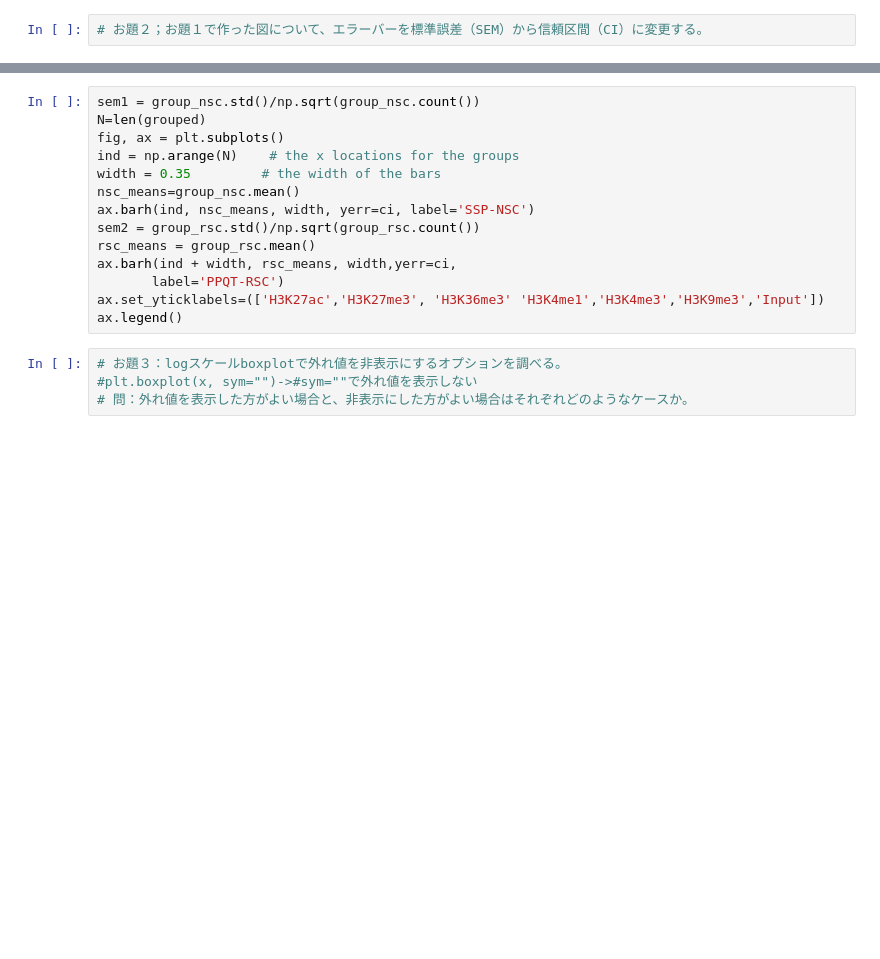
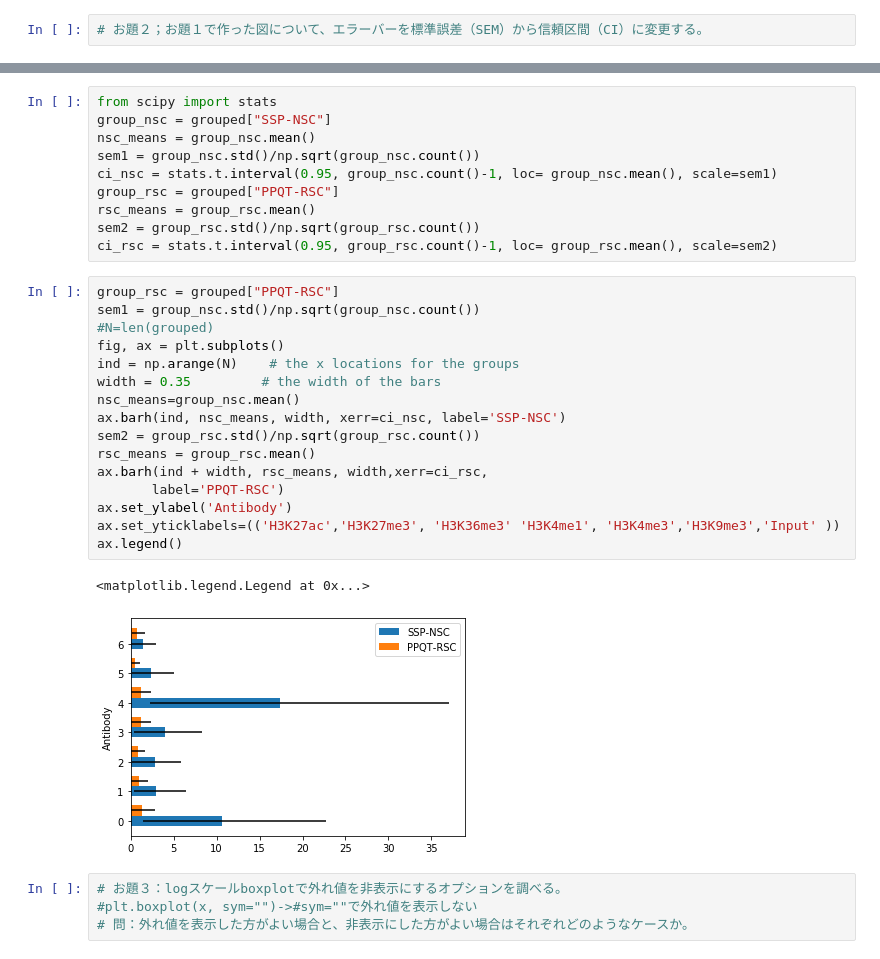
Before and after one commit to naokoyokota/rinkou_20201023, a Jupyter notebook: 201023_yokota_kadai.ipynb, the cells around one changed output, grey strips where cells are left out. Drawn from its saved outputs; the diff is of its cells as text; blank space fills up the shorter version.

```diff
--- a/201023_yokota_kadai.ipynb
+++ b/201023_yokota_kadai.ipynb
@@ -51,17 +41,32 @@ ValueError: operands could not be broadcast together with shapes (22,) (7,)
+# %%
+from scipy import stats
+group_nsc = grouped["SSP-NSC"]
+nsc_means = group_nsc.mean()
+sem1 = group_nsc.std()/np.sqrt(group_nsc.count())
+ci_nsc = stats.t.interval(0.95, group_nsc.count()-1, loc= group_nsc.mean(), scale=sem1)
+group_rsc = grouped["PPQT-RSC"]
+rsc_means = group_rsc.mean()
+sem2 = group_rsc.std()/np.sqrt(group_rsc.count())
+ci_rsc = stats.t.interval(0.95, group_rsc.count()-1, loc= group_rsc.mean(), scale=sem2)
 # %%
+group_rsc = grouped["PPQT-RSC"]
 sem1 = group_nsc.std()/np.sqrt(group_nsc.count())
-N=len(grouped)
+#N=len(grouped)
 fig, ax = plt.subplots()
 ind = np.arange(N)    # the x locations for the groups
 width = 0.35         # the width of the bars
 nsc_means=group_nsc.mean()
-ax.barh(ind, nsc_means, width, yerr=ci, label='SSP-NSC')
+ax.barh(ind, nsc_means, width, xerr=ci_nsc, label='SSP-NSC')
 sem2 = group_rsc.std()/np.sqrt(group_rsc.count())
 rsc_means = group_rsc.mean()
-ax.barh(ind + width, rsc_means, width,yerr=ci,
+ax.barh(ind + width, rsc_means, width,xerr=ci_rsc,
        label='PPQT-RSC')
-ax.set_yticklabels=(['H3K27ac','H3K27me3', 'H3K36me3' 'H3K4me1','H3K4me3','H3K9me3','Input'])
+ax.set_ylabel('Antibody')
+ax.set_yticklabels=(('H3K27ac','H3K27me3', 'H3K36me3' 'H3K4me1', 'H3K4me3','H3K9me3','Input' ))
 ax.legend()
+# %% [output]
+<matplotlib.legend.Legend at 0x...>
+[figure, added]
 # %%
 # お題３：logスケールboxplotで外れ値を非表示にするオプションを調べる。
 #plt.boxplot(x, sym="")->#sym=""で外れ値を表示しない
```
Also changed, not shown: parts of 3 cells of this notebook.
